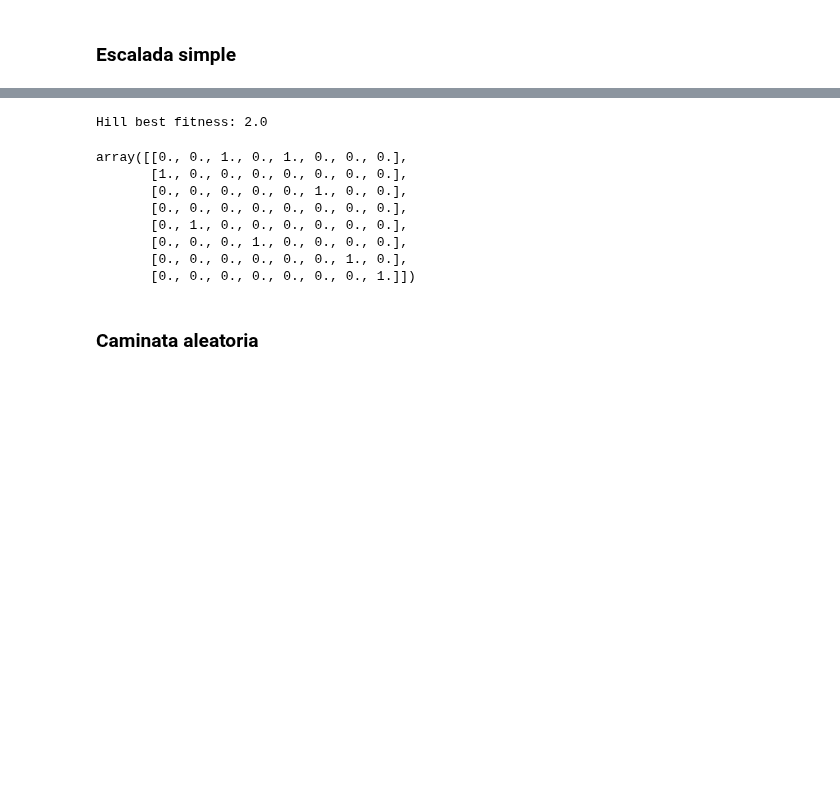
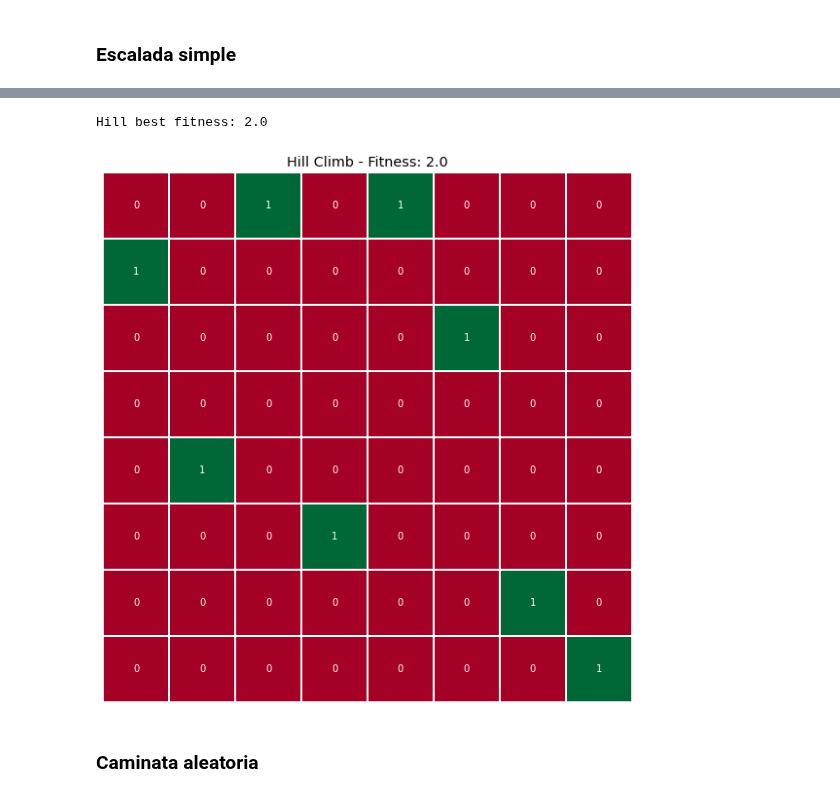
Before and after one commit to JuanEcheagaray75/Eq7-Agentes-inteligentes, a Jupyter notebook: tarea3/local-optimization.ipynb, the cells around one changed output, grey strips where cells are left out. Saved outputs shown, nothing was run; the diff lists cells and outputs as text; code cells hidden in the pictures; blank space fills up the shorter version.

```diff
--- a/tarea3/local-optimization.ipynb
+++ b/tarea3/local-optimization.ipynb
@@ -35,6 +36,13 @@ def board_printer(positions):
     for i, j in positions:
         board[j][i] = 1
     return board
+
+
+def visualize(board: np.array, alg_name: str, fit: int) -> None:
+    plt.figure(figsize=(10, 10))
+    sns.heatmap(board, linewidth=2, cmap='RdYlGn', annot=True, cbar=False, square=True, xticklabels=False, yticklabels=False)
+    plt.title(f'{alg_name} - Fitness: {fit}')
+    plt.show()
 # %% [markdown]
 ### Planteación del problema
 # %%
@@ -54,17 +62,13 @@ hill_best_state, hill_best_fitness, _ = mlr.hill_climb(problem, max_iters=1000,
 hill_positions = position_creator(hill_best_state)
 # %%
 print(f'Hill best fitness: {hill_best_fitness}')
-board_printer(hill_positions)
+hill_board = board_printer(hill_positions)
 # %% [output]
 Hill best fitness: 2.0
-array([[0., 0., 1., 0., 1., 0., 0., 0.],
-       [1., 0., 0., 0., 0., 0., 0., 0.],
-       [0., 0., 0., 0., 0., 1., 0., 0.],
-       [0., 0., 0., 0., 0., 0., 0., 0.],
-       [0., 1., 0., 0., 0., 0., 0., 0.],
-       [0., 0., 0., 1., 0., 0., 0., 0.],
-       [0., 0., 0., 0., 0., 0., 1., 0.],
-       [0., 0., 0., 0., 0., 0., 0., 1.]])
+# %%
+visualize(hill_board, 'Hill Climb', hill_best_fitness)
+# %% [output]
+[figure, added]
 # %% [markdown]
 ### Caminata aleatoria
 # %%
```
Also changed, not shown: parts of 14 cells of this notebook.
